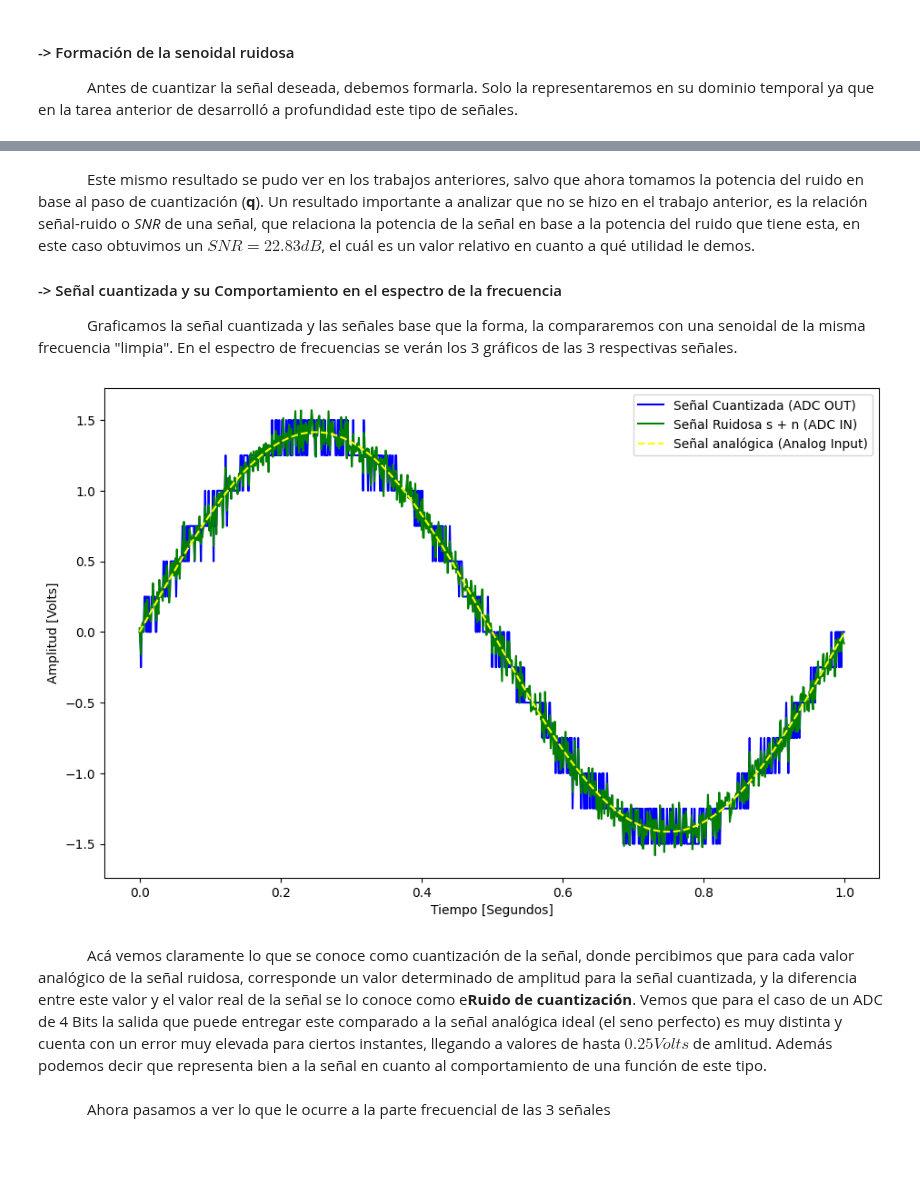
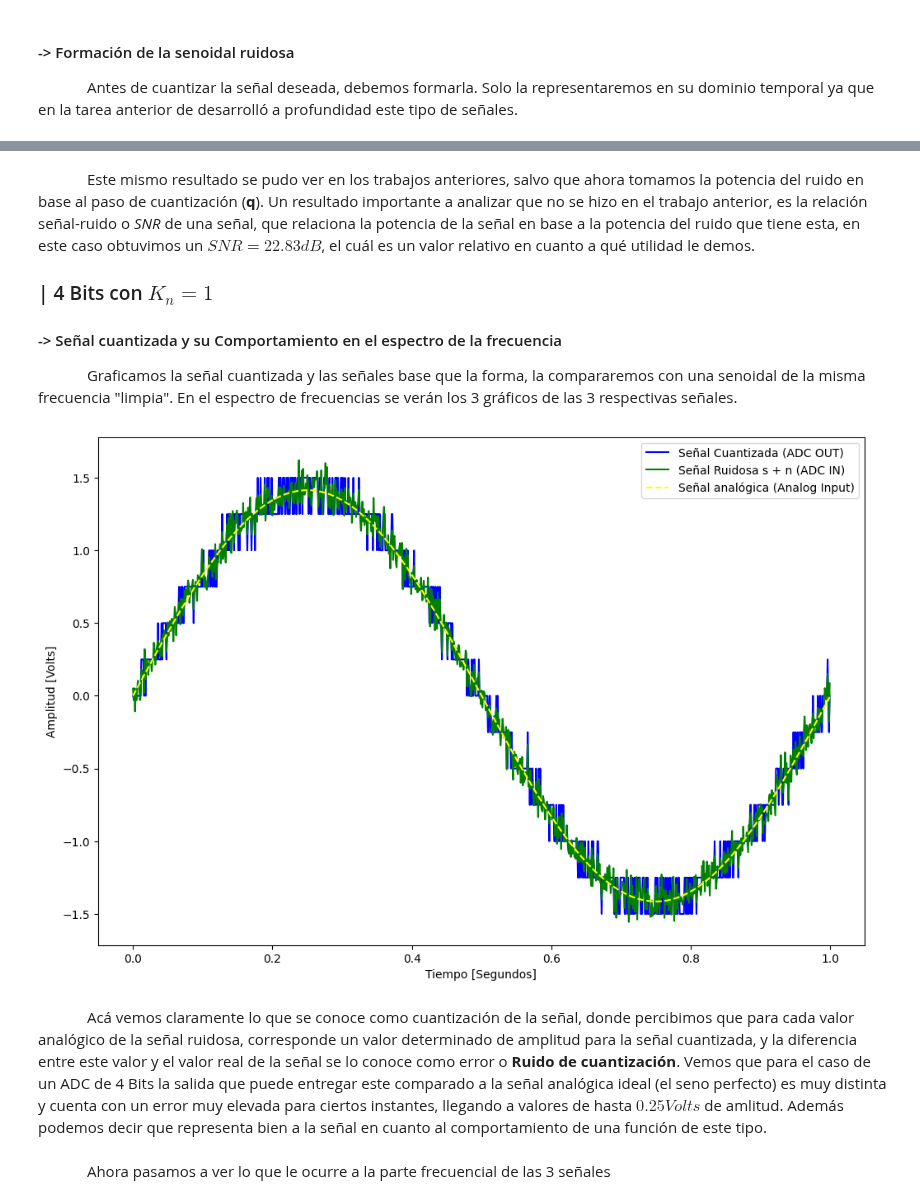
Before and after one commit to JoaquinBRios/APS-, a Jupyter notebook: TS2.ipynb, the cells around one changed output, grey strips where cells are left out. Saved outputs shown, nothing was run; the diff lists cells and outputs as text; code cells hidden in the pictures; blank space fills up the shorter version.

Commit message:
Actualización TS Cuant y Ruid

```diff
--- a/TS2.ipynb
+++ b/TS2.ipynb
@@ -47,7 +47,7 @@ vmax =np.sqrt(2*Ps*ff)
 #Factores para cuantizar la señal
 B = 4
 vref = 2
-q =(2*Vref)/(2**B)
+q =(2*vref)/(2**B)
 #Factores para parametrizar el ruido
 kn = 1
 pr = kn*((q**2)/12)
@@ -81,37 +81,38 @@ plt.show()
 &emsp;&emsp;&emsp; Este mismo resultado se pudo ver en los trabajos anteriores, salvo que ahora tomamos la potencia del ruido en base al
 paso de cuantización (**q**). Un resultado importante a analizar que no se hizo en el trabajo anterior, es la relación señal-ruido o *SNR* de una señal, que relaciona la potencia de la señal en base a la potencia del ruido que tiene esta, en este caso obtuvimos un $SNR = 22.83 dB$, el cuál es un valor relativo en cuanto a qué utilidad le demos.
 
+### | 4 Bits con $K_n =1$
 #### ->  Señal cuantizada y su Comportamiento en el espectro de la frecuencia
 &emsp;&emsp;&emsp; Graficamos la señal cuantizada y las señales base que la forma, la compararemos con una senoidal de la misma frecuencia "limpia". En el espectro de frecuencias se verán los 3 gráficos de las 3 respectivas señales.
 # %%
 #Parte Temporal
 vmax= np.sqrt(2*Ps)
 xx = vmax * np.sin(2*np.pi*(k*fs/N)*(nn/fs) + ph)
 tt= np.arange(0,N)/fs
 
 sigma = np.sqrt(pr) #La desviación estándar del ruido normal es la raiz de la potencia
 rr = np.random.normal(0,sigma,size=len(tt))
 
 zz= xx+rr
 
 zzq, Ezzq = cuantizar(zz,vref,q)
 
 
 
-plt.figure(figsize=(11, 7))
+plt.figure(figsize=(12, 8))
 plt.plot(tt, zzq,label='Señal Cuantizada (ADC OUT)',color='blue')
 plt.plot(tt, zz,label="Señal Ruidosa s + n (ADC IN)",color='green')
 plt.plot(tt, xx,label="Señal analógica (Analog Input)",color='yellow',linestyle='--')
 plt.legend(loc='upper right',bbox_to_anchor=(1, 1))
 
 plt.xlabel("Tiempo [Segundos]")
 plt.ylabel("Amplitud [Volts]")
 plt.show()
 # %% [output]
-[figure, old version]
+[figure, new version]
 # %% [markdown]
 &emsp;&emsp;&emsp; Acá vemos claramente lo que se conoce como cuantización de la señal, donde percibimos que para cada valor analógico
-de la señal ruidosa, corresponde un valor determinado de amplitud para la señal cuantizada, y la diferencia entre este valor y el valor real de la señal se lo conoce como e**Ruido de cuantización**. Vemos que para el caso de un ADC de 4 Bits  la salida que puede entregar este comparado a la señal analógica ideal (el seno perfecto) es muy distinta y cuenta con un error muy elevada para ciertos instantes, llegando a valores de hasta $0.25 Volts$ de amlitud. Además podemos decir que representa bien a la señal en cuanto al comportamiento de una función de este tipo.
+de la señal ruidosa, corresponde un valor determinado de amplitud para la señal cuantizada, y la diferencia entre este valor y el valor real de la señal se lo conoce como error o **Ruido de cuantización**. Vemos que para el caso de un ADC de 4 Bits  la salida que puede entregar este comparado a la señal analógica ideal (el seno perfecto) es muy distinta y cuenta con un error muy elevada para ciertos instantes, llegando a valores de hasta $0.25 Volts$ de amlitud. Además podemos decir que representa bien a la señal en cuanto al comportamiento de una función de este tipo.
 # %% [markdown]
 &emsp;&emsp;&emsp; Ahora pasamos a ver lo que le ocurre a la parte frecuencial de las 3 señales
 # %%
```
Also changed, not shown: parts of 5 cells of this notebook.
